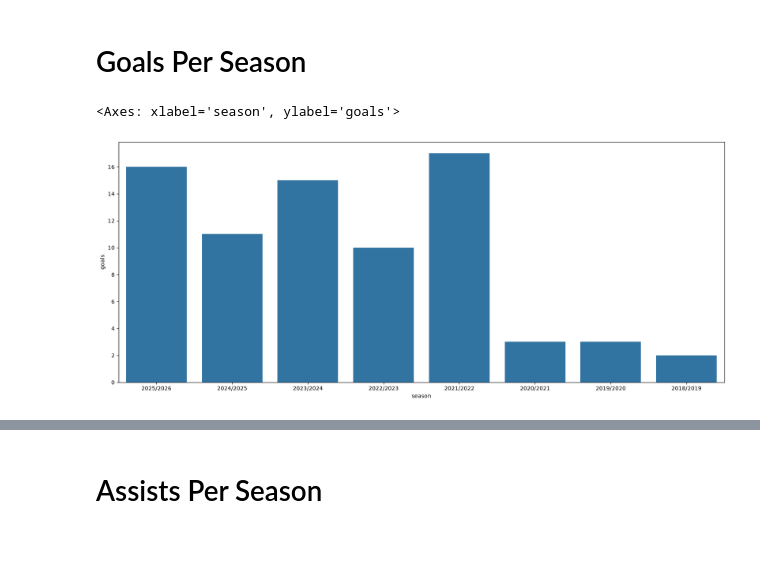
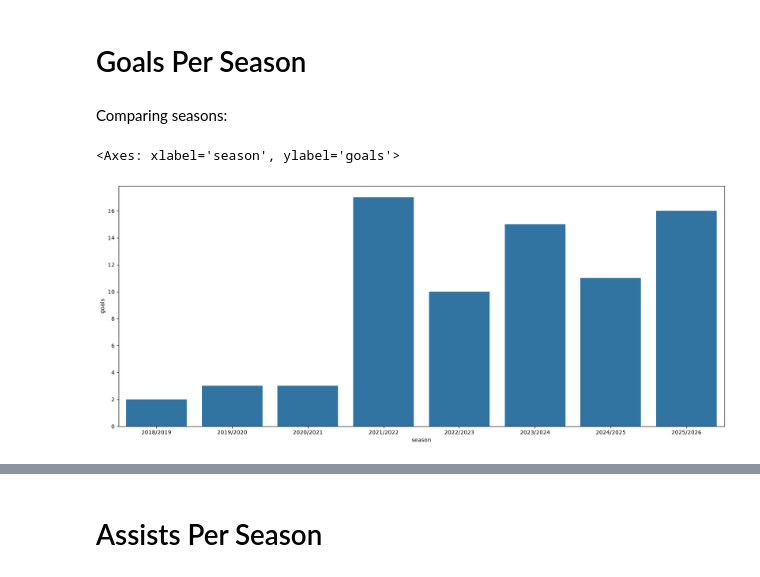
Before and after one commit to ATG0P/Real-Madrid-Analytical-Club, a Jupyter notebook: Vini_jr_laliga_stats.ipynb, the cells around one changed output, grey strips where cells are left out. Cells and saved outputs as stored; diff of their text form; code cells hidden in the pictures; blank space fills up the shorter version.

```diff
--- a/Vini_jr_laliga_stats.ipynb
+++ b/Vini_jr_laliga_stats.ipynb
@@ -105,9 +122,11 @@ df
 num_col = ['apps','min','goals','assists','sp90m','kp90','xG','xA','xG90','xA90','g+a']
 # %% [markdown]
 <h1>Goals Per Season
+# %% [markdown]
+Comparing seasons:
 # %%
 plt.figure(figsize=(20,8))
-sns.barplot(x=df['season'],y=df['goals'])
+sns.barplot(data=df.sort_values('season'),x='season',y='goals')
 # %% [output]
 <Axes: xlabel='season', ylabel='goals'>
-[figure, old version]
+[figure, new version]
```
Also changed, not shown: parts of 11 cells of this notebook.
